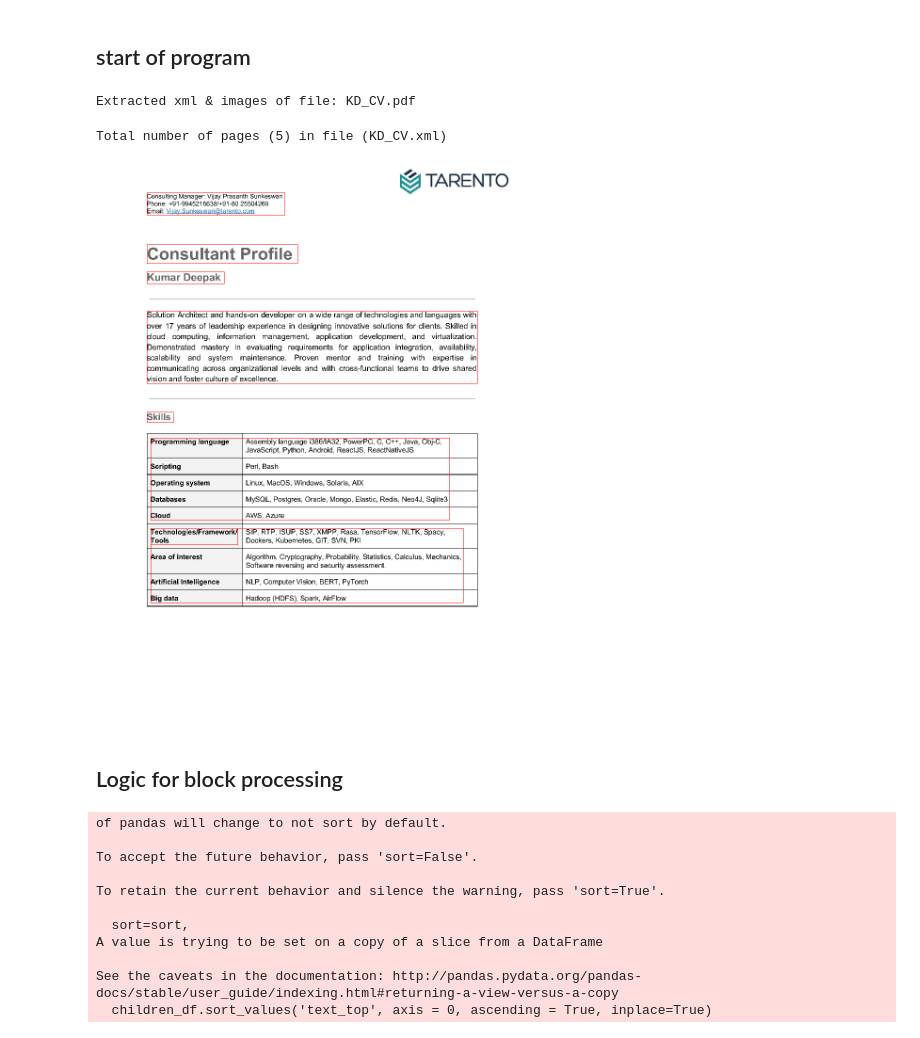
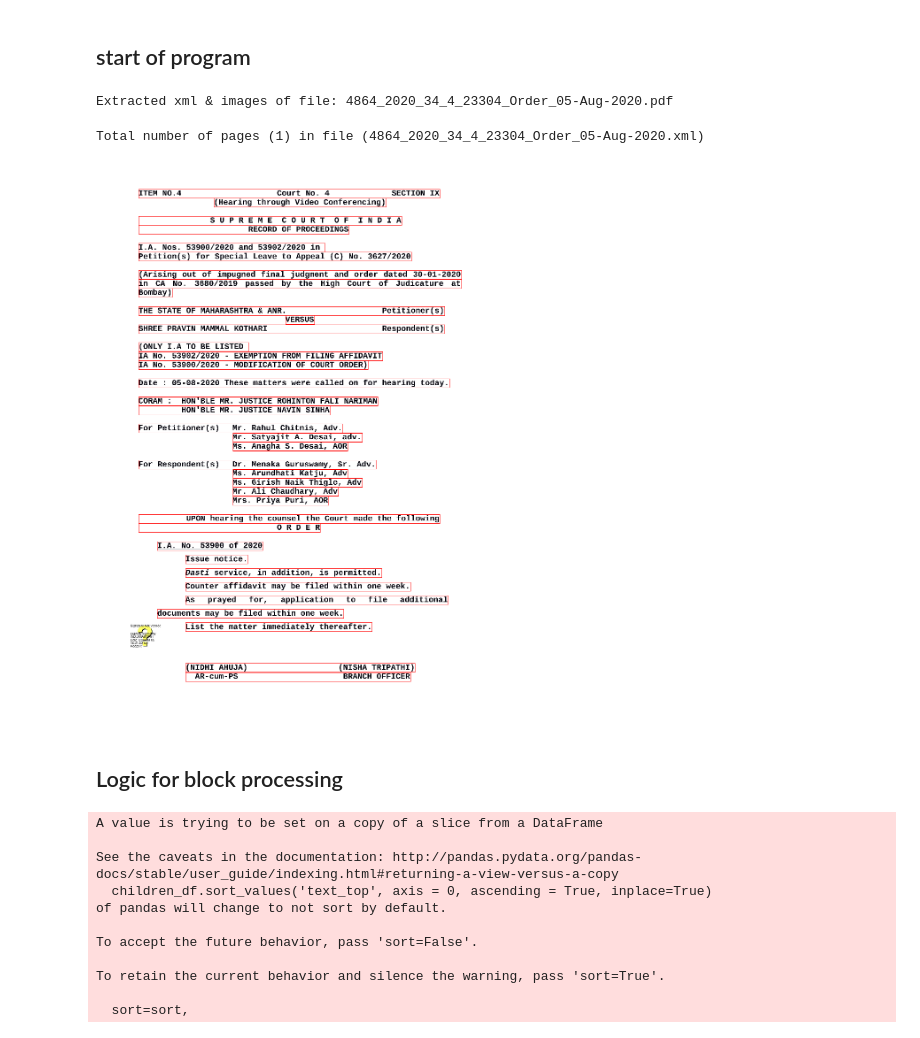
Before and after one commit to kumardeepak/document-structure, a Jupyter notebook: notebooks/DOCUMENT_STRUCTURE_MAIN_KD.ipynb, the cells around one changed output. Drawn from its saved outputs; the diff is of its cells as text; code cells hidden in the pictures.

Commit message:
added SC orders

```diff
--- a/notebooks/DOCUMENT_STRUCTURE_MAIN_KD.ipynb
+++ b/notebooks/DOCUMENT_STRUCTURE_MAIN_KD.ipynb
@@ -44,7 +44,7 @@ def show_df(df):
 base_dir   = '/Users/kd/Workspace/python/github/document-structure/data/'
 input_dir  = os.path.join(base_dir, 'input')
 output_dir = os.path.join(base_dir, 'output')
-filename   = 'KD_CV.pdf'
+filename   = '4864_2020_34_4_23304_Order_05-Aug-2020.pdf'
 # %%
 pdf_filepath   = os.path.join(input_dir, filename)
 working_dir    = os.path.join(output_dir, os.path.splitext(filename)[0])
@@ -60,11 +60,11 @@ image_files    = read_directory_files(pdf_image_dir, pattern='*-*.jpg')
 # print(image_files)
 print("Extracted xml & images of file: %s" % (filename))
 # %% [output]
-Extracted xml & images of file: KD_CV.pdf
+Extracted xml & images of file: 4864_2020_34_4_23304_Order_05-Aug-2020.pdf
 # %%
 xml_dfs, page_width, page_height = get_xml_info(xml_files[0])
 # %% [output]
-Total number of pages (5) in file (KD_CV.xml)
+Total number of pages (1) in file (4864_2020_34_4_23304_Order_05-Aug-2020.xml)
 # %%
 document_configs = {
     'LANGUAGE_TYPE': 'eng',
@@ -85,13 +85,13 @@ df             = xml_dfs[file_index]
 # %%
 in_df   = df #.loc[10:30]
 
 h_df    = merge_horizontal_blocks(in_df, document_configs, debug=False)
 v_df    = merge_vertical_blocks(h_df, document_configs, debug=False)
 
-draw_box(img_filepath, page_width, page_height, v_df, color='red')
+draw_box(img_filepath, page_width, page_height, h_df, color='red')
 # show_df(in_df)
 # %% [output]
-[figure, old version]
+[figure, new version]
 # %%
 # show_df(h_df)
 # %% [markdown]
@@ -127,6 +127,10 @@ p_df = process_page_blocks(v_df, document_configs,block_configs)
 p_df = p_df.reset_index()
 p_df = p_df.drop(columns=['level_0','index'])
 # %% [output]
+A value is trying to be set on a copy of a slice from a DataFrame
+
+See the caveats in the documentation: http://pandas.pydata.org/pandas-docs/stable/user_guide/indexing.html#returning-a-view-versus-a-copy
+  children_df.sort_values('text_top', axis = 0, ascending = True, inplace=True)
 of pandas will change to not sort by default.
 
 To accept the future behavior, pass 'sort=False'.
@@ -134,10 +138,6 @@ To accept the future behavior, pass 'sort=False'.
 To retain the current behavior and silence the warning, pass 'sort=True'.
 
   sort=sort,
-A value is trying to be set on a copy of a slice from a DataFrame
-
-See the caveats in the documentation: http://pandas.pydata.org/pandas-docs/stable/user_guide/indexing.html#returning-a-view-versus-a-copy
-  children_df.sort_values('text_top', axis = 0, ascending = True, inplace=True)
 # %%
 draw_box(img_filepath, page_width, page_height, p_df, color='green')
 # %% [output]
```
Also changed, not shown: parts of 1 cell of this notebook, 6 other files.
